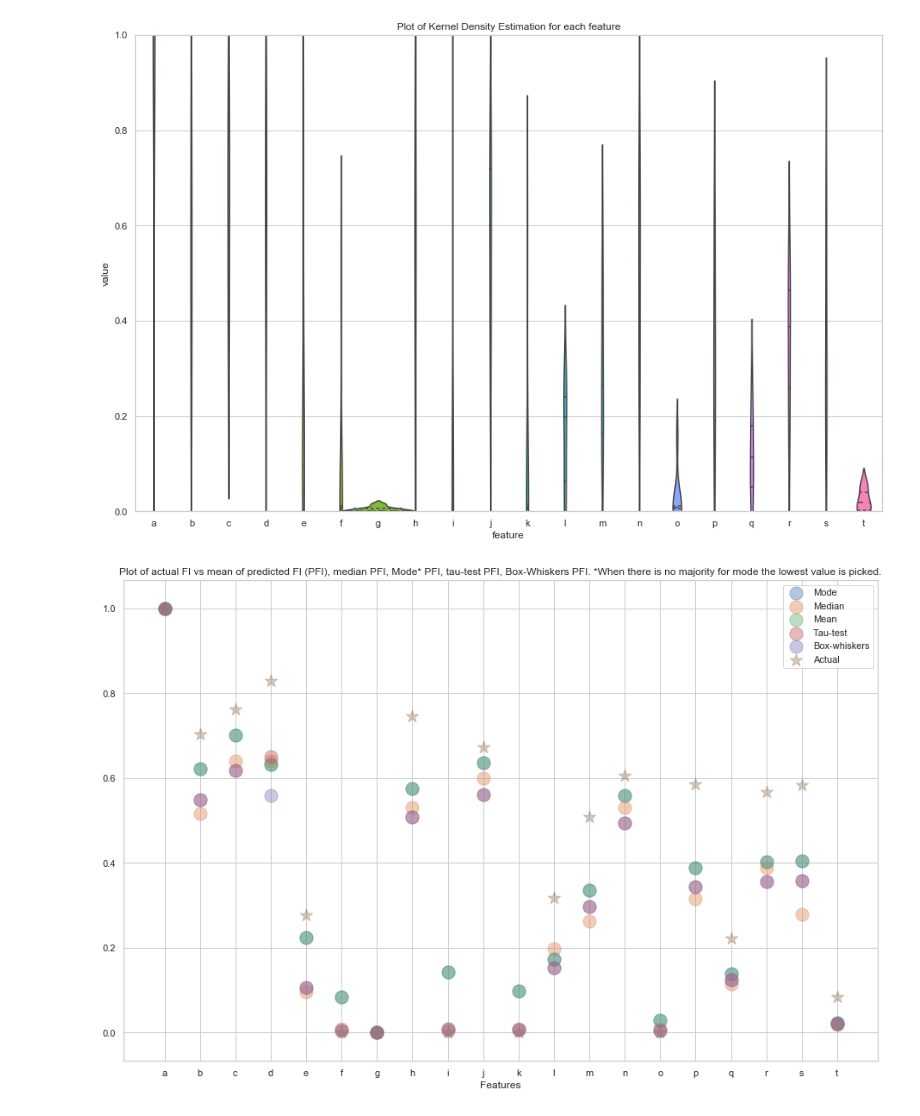
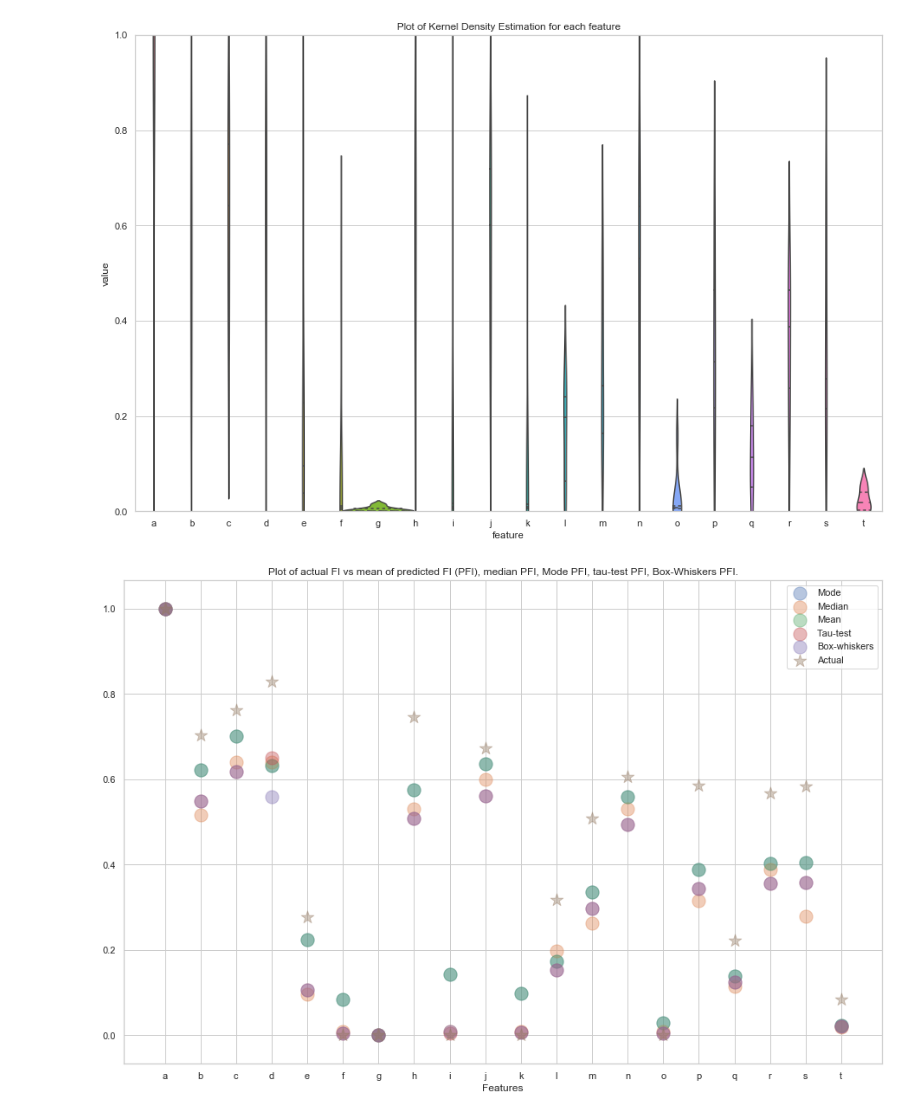
Before and after one commit to divishrengasamy/ensemble-feature-importance, a Jupyter notebook: Ensemble Feature Importance.ipynb, the cells around one changed output. Saved outputs shown, nothing was run; the diff lists cells and outputs as text; code cells hidden in the pictures.

```diff
--- a/Ensemble Feature Importance.ipynb
+++ b/Ensemble Feature Importance.ipynb
@@ -721,31 +784,29 @@ Text(0.5, 1.0, 'Plot of Kernel Density Estimation for each feature')
 # %%
 from scipy import stats
 
 # plt.scatter(feature_names,rf_sv_scaled, color='red', label='Actual')
 # plt.scatter(feature_names,pi_result_rf_scaled, color='red')
 # plt.scatter(feature_names,gb_sv_scaled, color='red')
 # plt.scatter(feature_names,pi_result_gb_scaled, color='red')
 # plt.scatter(feature_names,dnn_pi_scaled, color='red')
 # plt.scatter(feature_names,dnn_sv_scaled, color='red')
 # plt.scatter(feature_names,dnn_ig_scaled, color='red')
 
 plt.scatter(feature_names, total_scaled_mode, marker="o", s=230, label="Mode", alpha=0.4)
 plt.scatter(feature_names, total_scaled_median, marker="o", s=230, label="Median", alpha=0.4)
 plt.scatter(feature_names, total_scaled_mean, marker="o", s=230, label="Mean", alpha=0.4)
 plt.scatter(feature_names, total_scaled_tau_test, marker="o", s=230, label="Tau-test", alpha=0.4)
 plt.scatter(
     feature_names, total_scaled_box_whiskers, marker="o", s=230, label="Box-whiskers", alpha=0.4,
 )
 plt.scatter(feature_names, scaled_coef, marker="*", s=230, label="Actual", alpha=0.4)
 plt.xlabel("Feature Importance")
 plt.xlabel("Features")
-plt.title(
-    "Plot of actual FI vs mean of predicted FI (PFI), median PFI, Mode* PFI, tau-test PFI, Box-Whiskers PFI. *When there is no majority for mode the lowest value is picked."
-)
+plt.title("Plot of actual FI vs mean of predicted FI (PFI), median PFI, Mode PFI, tau-test PFI, Box-Whiskers PFI.")
 plt.legend(loc="best")
 plt.show()
 # %% [output]
-[figure, old version]
+[figure, new version]
 # %%
 # Peirce's criterion <- important because its robust statistics
 # fuzzy mean
```
Also changed, not shown: parts of 18 cells of this notebook.
